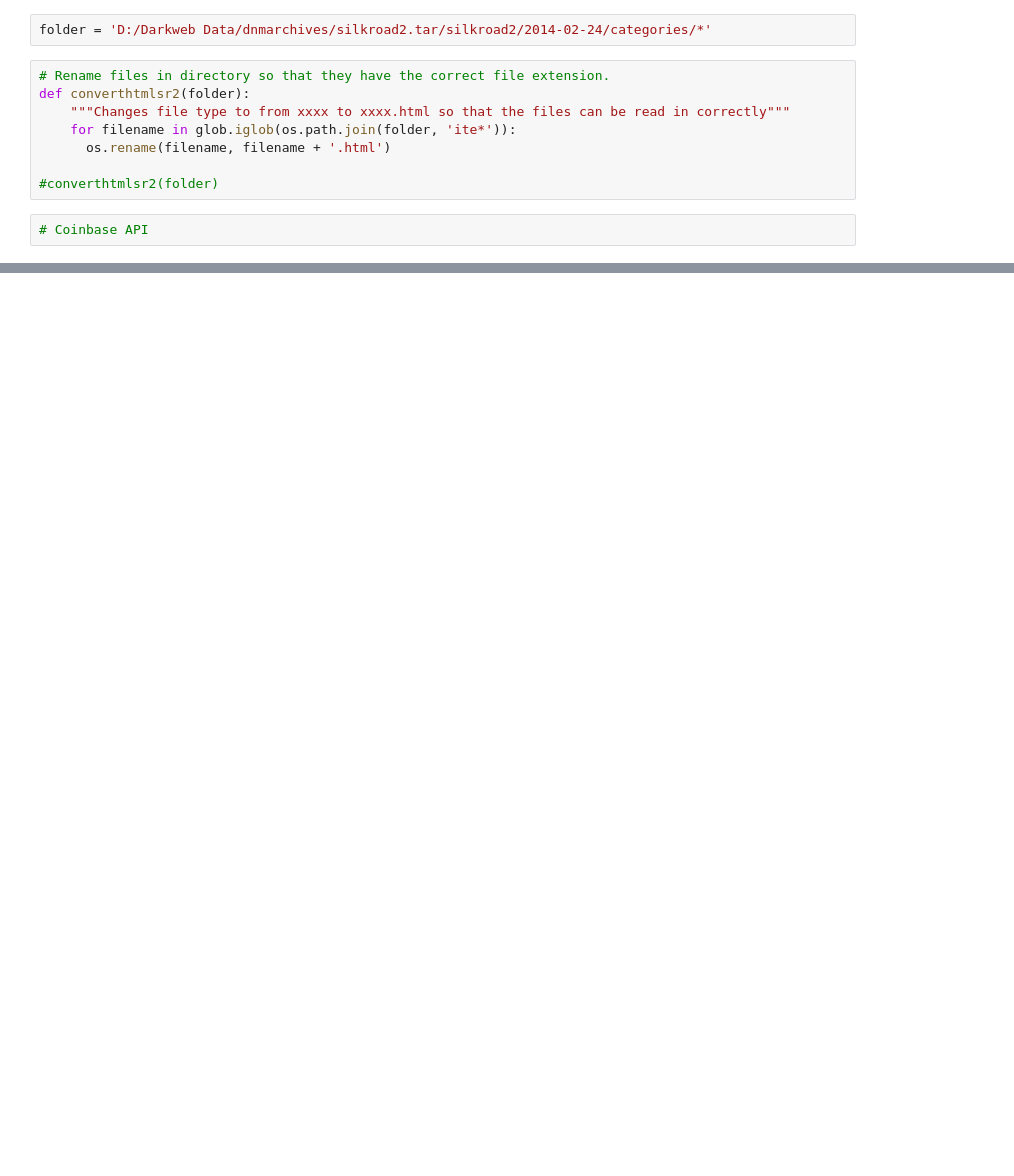
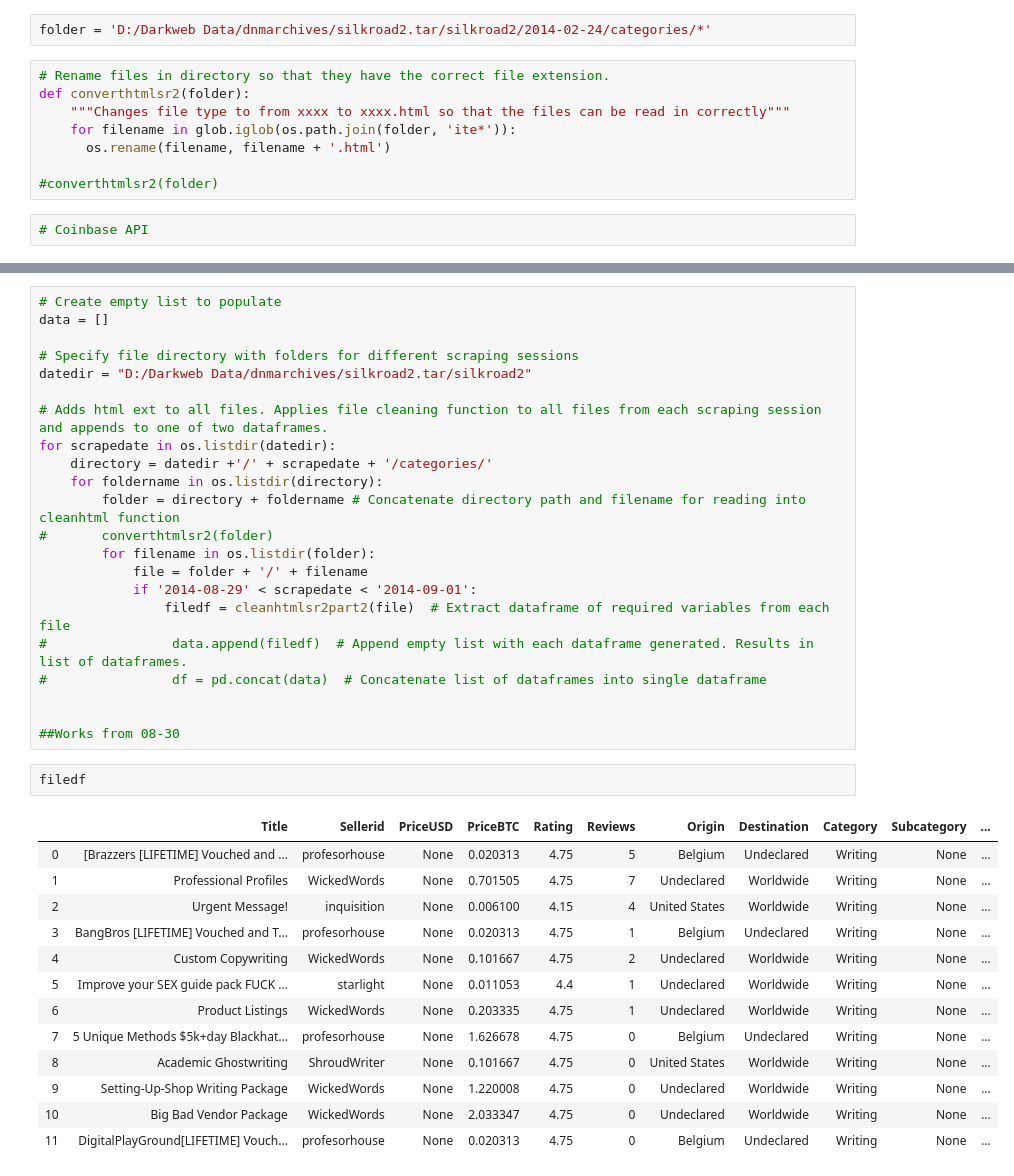
Before and after one commit to danielpetterson/darkwebmarkets, a Jupyter notebook: cryptomarket-sr2.ipynb, the cells around one changed output, grey strips where cells are left out. Saved outputs shown, nothing was run; the diff lists cells and outputs as text; blank space fills up the shorter version.

```diff
--- a/cryptomarket-sr2.ipynb
+++ b/cryptomarket-sr2.ipynb
@@ -150,0 +250,38 @@ df
+# %%
+# Create empty list to populate
+data = []
+
+# Specify file directory with folders for different scraping sessions
+datedir = "D:/Darkweb Data/dnmarchives/silkroad2.tar/silkroad2"
+
+# Adds html ext to all files. Applies file cleaning function to all files from each scraping session and appends to one of two dataframes.
+for scrapedate in os.listdir(datedir):
+    directory = datedir +'/' + scrapedate + '/categories/'
+    for foldername in os.listdir(directory):
+        folder = directory + foldername # Concatenate directory path and filename for reading into cleanhtml function
+#       converthtmlsr2(folder)
+        for filename in os.listdir(folder):
+            file = folder + '/' + filename
+            if '2014-08-29' < scrapedate < '2014-09-01':
+                filedf = cleanhtmlsr2part2(file)  # Extract dataframe of required variables from each file
+#                data.append(filedf)  # Append empty list with each dataframe generated. Results in list of dataframes.
+#                df = pd.concat(data)  # Concatenate list of dataframes into single dataframe
+
+
+##Works from 08-30
+# %%
+filedf
+# %% [output]
+|  | Title | Sellerid | PriceUSD | PriceBTC | Rating | Reviews | Origin | Destination | Category | Subcategory | ... |
+| 0 | [Brazzers [LIFETIME] Vouched and ... | profesorhouse | None | 0.020313 | 4.75 | 5 | Belgium | Undeclared | Writing | None | ... |
+| 1 | Professional Profiles | WickedWords | None | 0.701505 | 4.75 | 7 | Undeclared | Worldwide | Writing | None | ... |
+| 2 | Urgent Message! | inquisition | None | 0.006100 | 4.15 | 4 | United States | Worldwide | Writing | None | ... |
+| 3 | BangBros [LIFETIME] Vouched and T... | profesorhouse | None | 0.020313 | 4.75 | 1 | Belgium | Undeclared | Writing | None | ... |
+| 4 | Custom Copywriting | WickedWords | None | 0.101667 | 4.75 | 2 | Undeclared | Worldwide | Writing | None | ... |
+| 5 | Improve your SEX guide pack FUCK ... | starlight | None | 0.011053 | 4.4 | 1 | Undeclared | Worldwide | Writing | None | ... |
+| 6 | Product Listings | WickedWords | None | 0.203335 | 4.75 | 1 | Undeclared | Worldwide | Writing | None | ... |
+| 7 | 5 Unique Methods $5k+day Blackhat... | profesorhouse | None | 1.626678 | 4.75 | 0 | Belgium | Undeclared | Writing | None | ... |
+| 8 | Academic Ghostwriting | ShroudWriter | None | 0.101667 | 4.75 | 0 | United States | Worldwide | Writing | None | ... |
+| 9 | Setting-Up-Shop Writing Package | WickedWords | None | 1.220008 | 4.75 | 0 | Undeclared | Worldwide | Writing | None | ... |
+| 10 | Big Bad Vendor Package | WickedWords | None | 2.033347 | 4.75 | 0 | Undeclared | Worldwide | Writing | None | ... |
+| 11 | DigitalPlayGround[LIFETIME] Vouch... | profesorhouse | None | 0.020313 | 4.75 | 0 | Belgium | Undeclared | Writing | None | ... |
```
Also changed, not shown: parts of 6 cells of this notebook.
